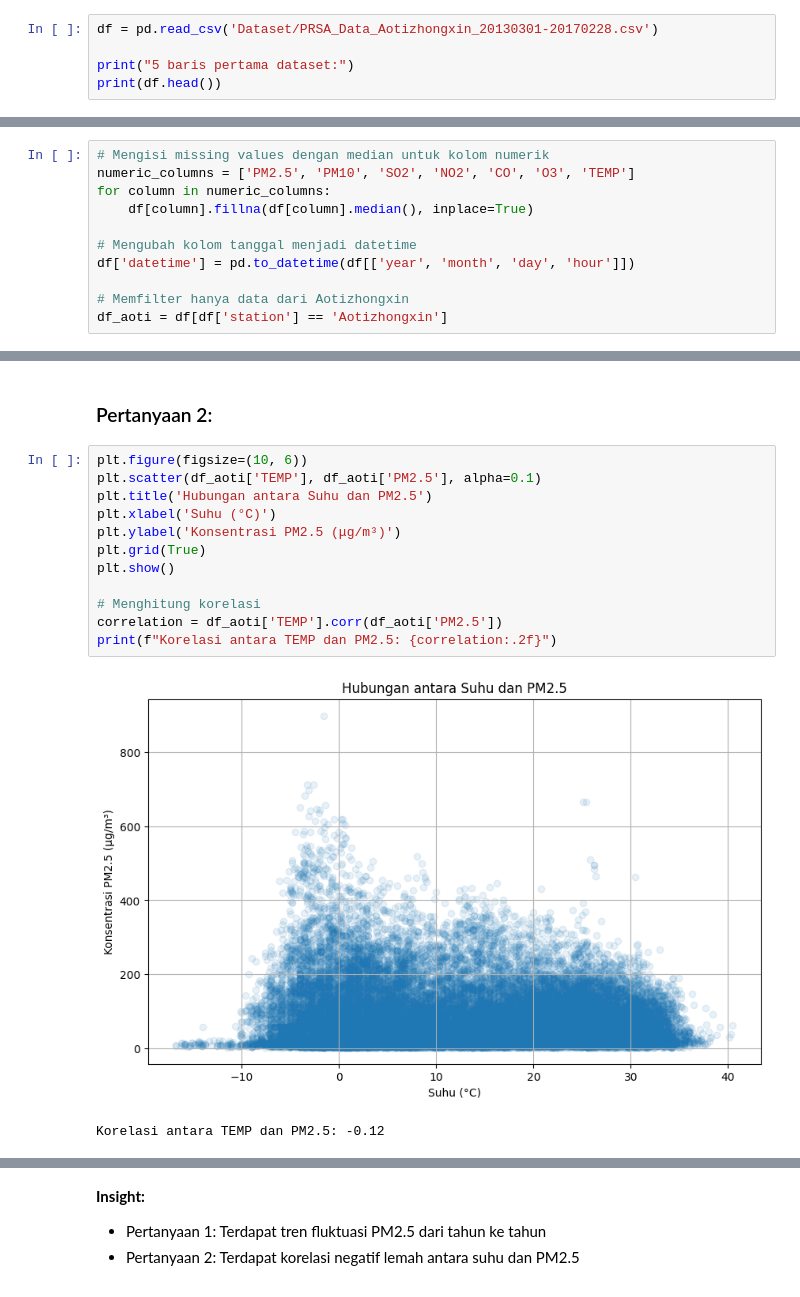
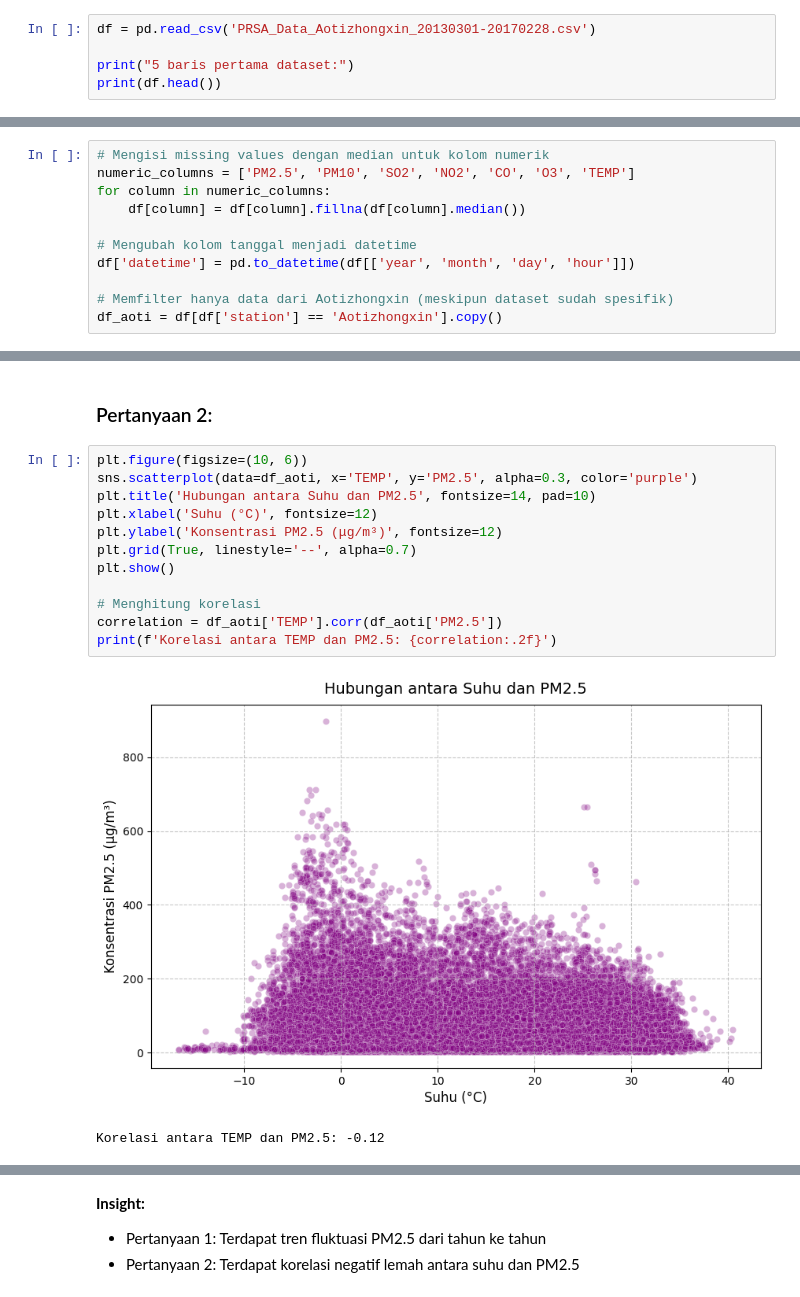
Before and after one commit to miezlearning/Coding-Camp-2025, a Jupyter notebook: Belajar Analisis Data dengan Python/Coding_Camp_Proyek_Analisis_Data.ipynb, the cells around one changed output, grey strips where cells are left out. Drawn from its saved outputs; the diff is of its cells as text.

```diff
--- a/Belajar Analisis Data dengan Python/Coding_Camp_Proyek_Analisis_Data.ipynb
+++ b/Belajar Analisis Data dengan Python/Coding_Camp_Proyek_Analisis_Data.ipynb
@@ -22,5 +28,5 @@ import numpy as np
 # %%
-df = pd.read_csv('Dataset/PRSA_Data_Aotizhongxin_20130301-20170228.csv')
+df = pd.read_csv('PRSA_Data_Aotizhongxin_20130301-20170228.csv')
 
 print("5 baris pertama dataset:")
 print(df.head())
@@ -79,10 +89,10 @@ dtype: int64
 # Mengisi missing values dengan median untuk kolom numerik
 numeric_columns = ['PM2.5', 'PM10', 'SO2', 'NO2', 'CO', 'O3', 'TEMP']
 for column in numeric_columns:
-    df[column].fillna(df[column].median(), inplace=True)
+    df[column] = df[column].fillna(df[column].median())
 
 # Mengubah kolom tanggal menjadi datetime
 df['datetime'] = pd.to_datetime(df[['year', 'month', 'day', 'hour']])
 
-# Memfilter hanya data dari Aotizhongxin
-df_aoti = df[df['station'] == 'Aotizhongxin']
+# Memfilter hanya data dari Aotizhongxin (meskipun dataset sudah spesifik)
+df_aoti = df[df['station'] == 'Aotizhongxin'].copy()
@@ -141,16 +148,16 @@ plt.show()
 ### Pertanyaan 2:
 # %%
 plt.figure(figsize=(10, 6))
-plt.scatter(df_aoti['TEMP'], df_aoti['PM2.5'], alpha=0.1)
-plt.title('Hubungan antara Suhu dan PM2.5')
-plt.xlabel('Suhu (°C)')
-plt.ylabel('Konsentrasi PM2.5 (μg/m³)')
-plt.grid(True)
+sns.scatterplot(data=df_aoti, x='TEMP', y='PM2.5', alpha=0.3, color='purple')
+plt.title('Hubungan antara Suhu dan PM2.5', fontsize=14, pad=10)
+plt.xlabel('Suhu (°C)', fontsize=12)
+plt.ylabel('Konsentrasi PM2.5 (μg/m³)', fontsize=12)
+plt.grid(True, linestyle='--', alpha=0.7)
 plt.show()
 
 # Menghitung korelasi
 correlation = df_aoti['TEMP'].corr(df_aoti['PM2.5'])
-print(f"Korelasi antara TEMP dan PM2.5: {correlation:.2f}")
+print(f'Korelasi antara TEMP dan PM2.5: {correlation:.2f}')
 # %% [output]
-[figure, old version]
+[figure, new version]
 Korelasi antara TEMP dan PM2.5: -0.12
```
Also changed, not shown: parts of 20 cells of this notebook, 4 other files.
